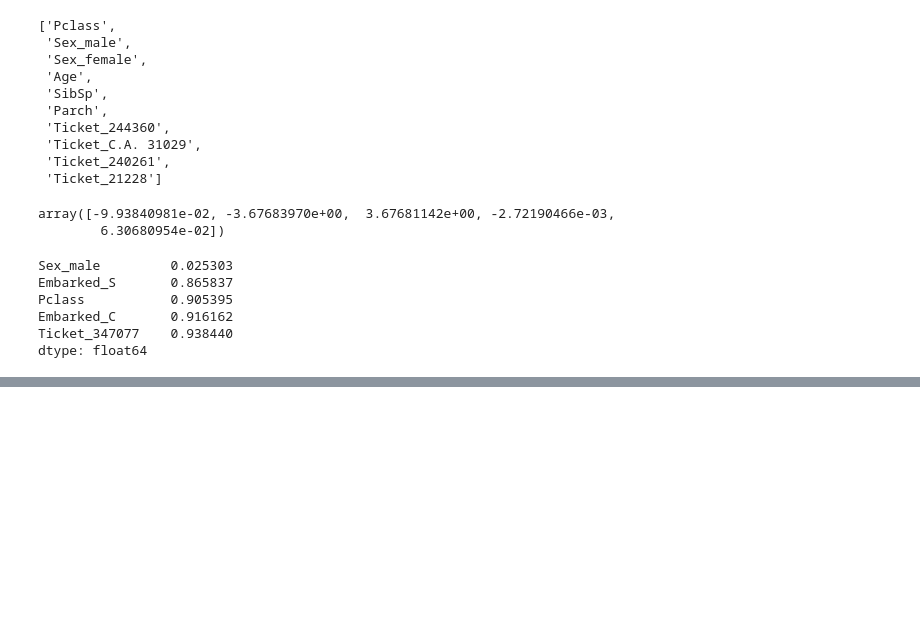
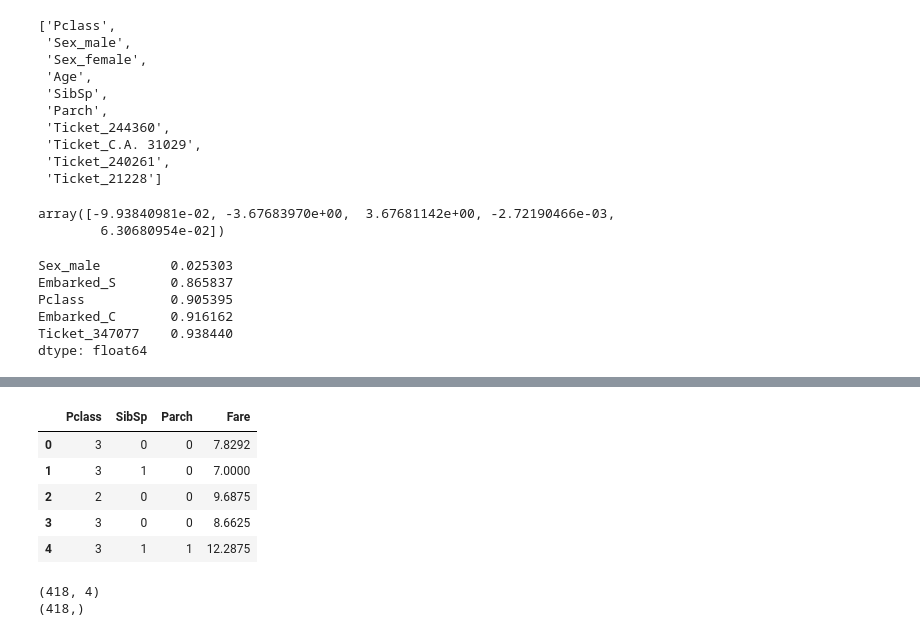
Before and after one commit to Ubaid-Ur-RehmanJ/kaggle-projects, a Jupyter notebook: titanic-classification.ipynb, the cells around one changed output, grey strips where cells are left out. Cells and saved outputs as stored; diff of their text form; code cells hidden in the pictures; blank space fills up the shorter version.

```diff
--- a/titanic-classification.ipynb
+++ b/titanic-classification.ipynb
@@ -272,0 +328,20 @@ dtype: float64
+# %%
+target1 = "Survived"
+features1 = ["Pclass", "SibSp", "Parch", "Fare"]
+y1 = df[target1]
+X1 = df[features1]
+# %%
+X1.head()
+# %% [output]
+|  | Pclass | SibSp | Parch | Fare |
+| 0 | 3 | 0 | 0 | 7.8292 |
+| 1 | 3 | 1 | 0 | 7.0000 |
+| 2 | 2 | 0 | 0 | 9.6875 |
+| 3 | 3 | 0 | 0 | 8.6625 |
+| 4 | 3 | 1 | 1 | 12.2875 |
+# %%
+print(X1.shape)
+print(y1.shape)
+# %% [output]
+(418, 4)
+(418,)
```
Also changed, not shown: parts of 18 cells of this notebook.
